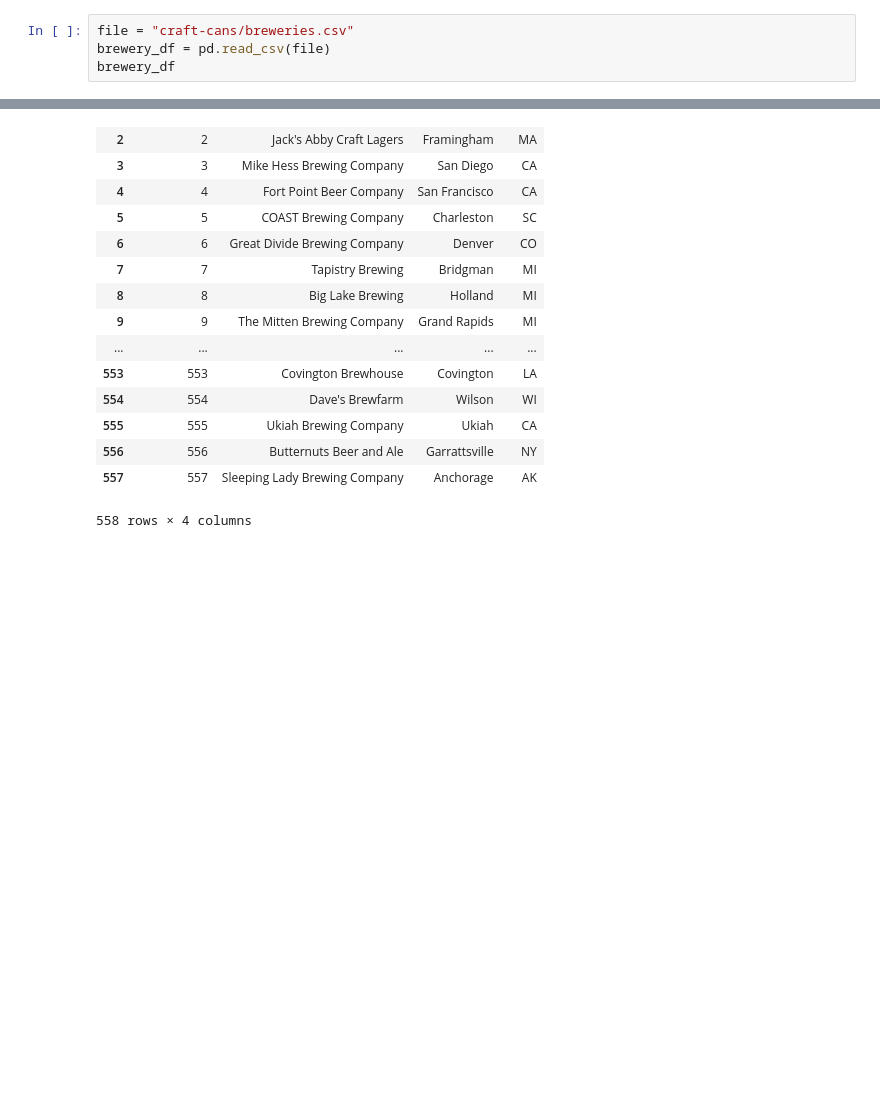
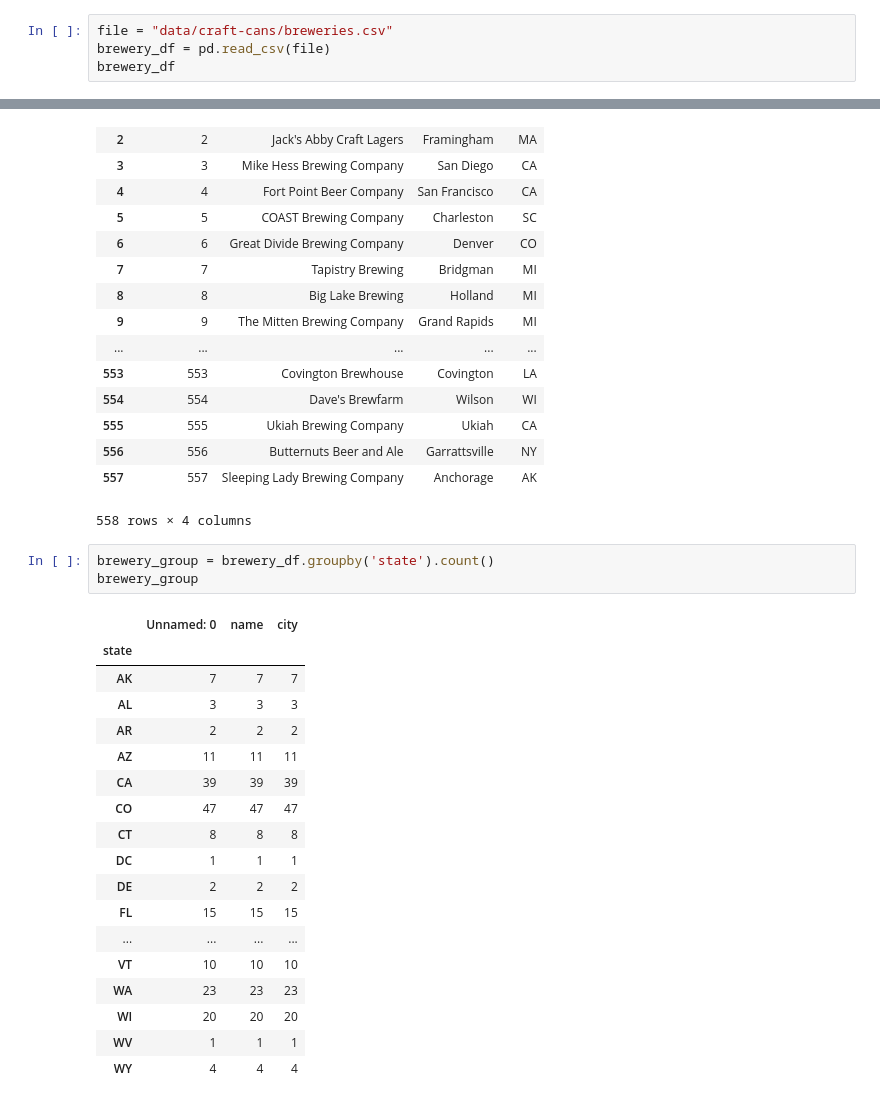
Before and after one commit to letisalbal/Project-3-Beer, a Jupyter notebook: BreweriesUSA.ipynb, the cells around one changed output, grey strips where cells are left out. Cells and saved outputs as stored; diff of their text form; blank space fills up the shorter version.

```diff
--- a/BreweriesUSA.ipynb
+++ b/BreweriesUSA.ipynb
@@ -7,7 +7,7 @@ import warnings
 
 %matplotlib inline
 # %%
-file = "craft-cans/breweries.csv"
+file = "data/craft-cans/breweries.csv"
 brewery_df = pd.read_csv(file)
 brewery_df
 # %% [output]
@@ -29,4 +29,26 @@ brewery_df
 | 556 | 556 | Butternuts Beer and Ale | Garrattsville | NY |
 | 557 | 557 | Sleeping Lady Brewing Company | Anchorage | AK |
 558 rows × 4 columns
+# %%
+brewery_group = brewery_df.groupby('state').count()
+brewery_group
+# %% [output]
+|  | Unnamed: 0 | name | city |
+| state |  |  |  |
+| AK | 7 | 7 | 7 |
+| AL | 3 | 3 | 3 |
+| AR | 2 | 2 | 2 |
+| AZ | 11 | 11 | 11 |
+| CA | 39 | 39 | 39 |
+| CO | 47 | 47 | 47 |
+| CT | 8 | 8 | 8 |
+| DC | 1 | 1 | 1 |
+| DE | 2 | 2 | 2 |
+| FL | 15 | 15 | 15 |
+| ... | ... | ... | ... |
+| VT | 10 | 10 | 10 |
+| WA | 23 | 23 | 23 |
+| WI | 20 | 20 | 20 |
+| WV | 1 | 1 | 1 |
+| WY | 4 | 4 | 4 |
 # %%
```
Also changed, not shown: parts of 2 cells of this notebook, 6 other files.
